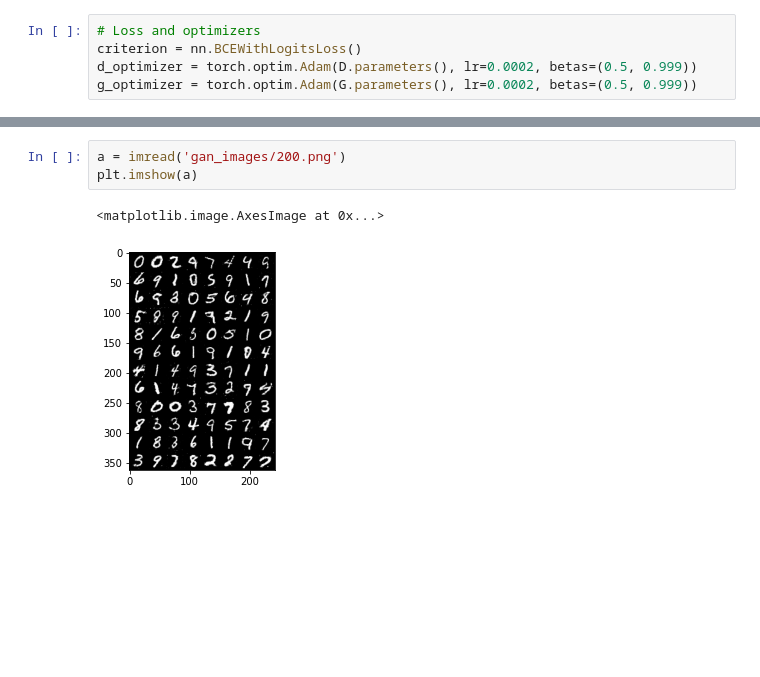
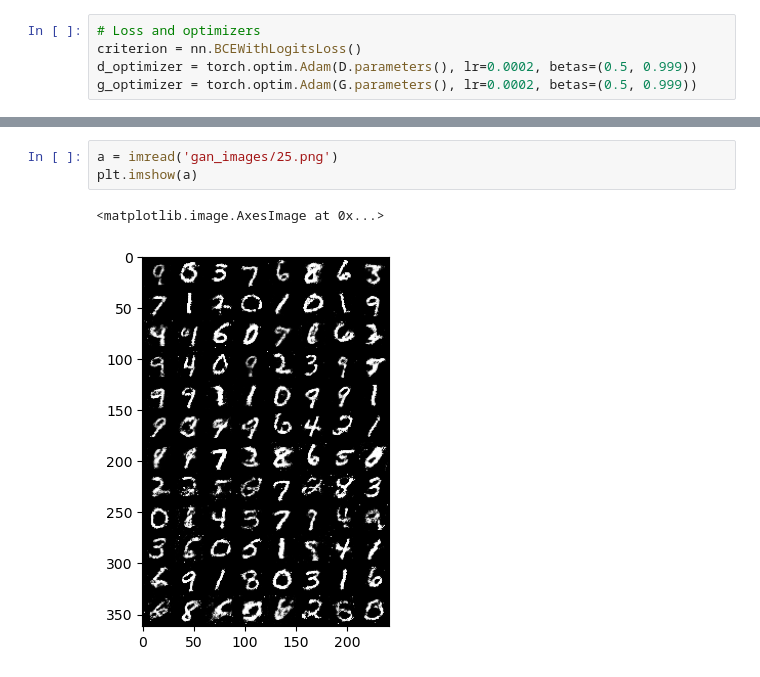
Before and after one commit to duongtrung/IU-DeepLearning-DLMDSDL01, a Jupyter notebook: Codes/GANs/01. PyTorch_GAN.ipynb, the cells around one changed output, grey strips where cells are left out. Cells and saved outputs as stored; diff of their text form; blank space fills up the shorter version.

```diff
--- a/Codes/GANs/01. PyTorch_GAN.ipynb
+++ b/Codes/GANs/01. PyTorch_GAN.ipynb
@@ -221,6 +214,6 @@ plt.imshow(a)
 # %%
-a = imread('gan_images/200.png')
+a = imread('gan_images/25.png')
 plt.imshow(a)
 # %% [output]
 <matplotlib.image.AxesImage at 0x...>
-[figure, old version]
+[figure, new version]
```
Also changed, not shown: parts of 10 cells of this notebook.
